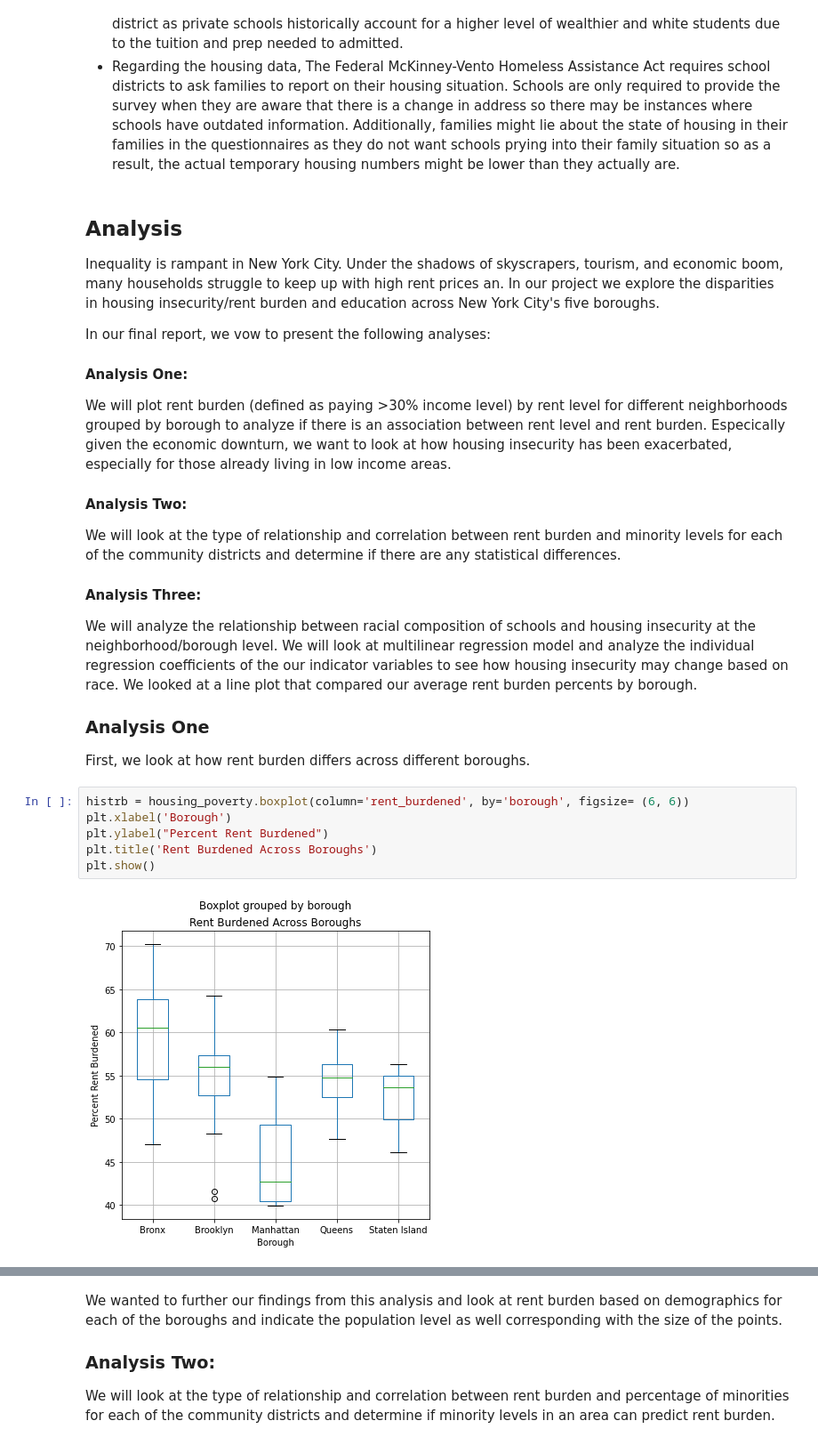
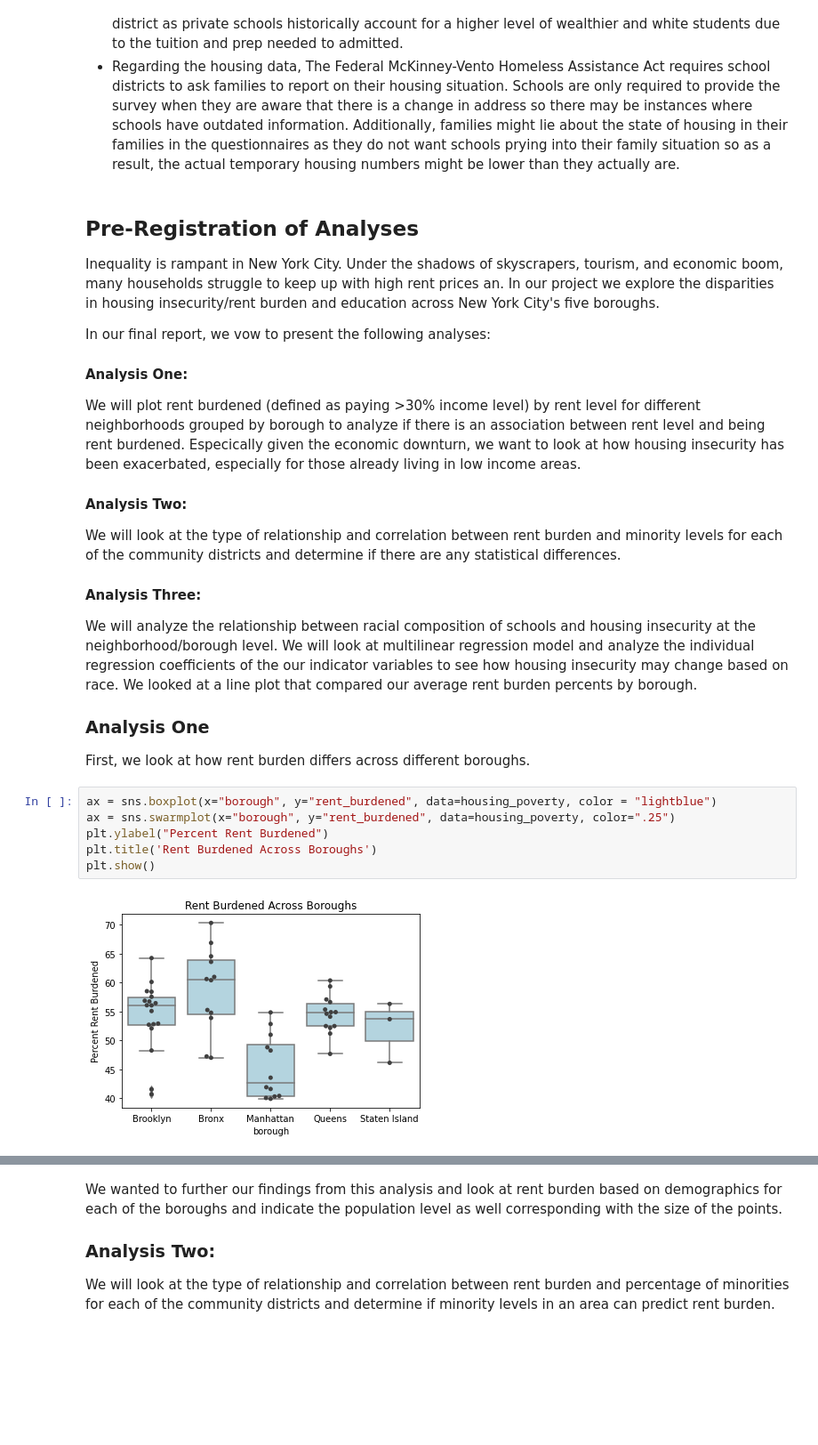
Before and after one commit to cailtyn-caj96/info-2950, a Jupyter notebook: finalproject.ipynb, the cells around one changed output, grey strips where cells are left out. Shown at 89% size. Saved outputs shown, nothing was run; the diff lists cells and outputs as text; blank space fills up the shorter version.

```diff
--- a/finalproject.ipynb
+++ b/finalproject.ipynb
@@ -671,14 +672,14 @@ final_ds.head()
 * One significant limitation within the dataset is that only public schools are accounted for (tne school data accounts for charter schools while the housing data does not). The absense of private schools in the dataset results in inflated poverty, racial minority percentages, and housing data for each district as private schools historically account for a higher level of wealthier and white students due to the tuition and prep needed to admitted.
 * Regarding the housing data, The Federal McKinney-Vento Homeless Assistance Act requires school districts to ask families to report on their housing situation. Schools are only required to provide the survey when they are aware that there is a change in address so there may be instances where schools have outdated information. Additionally, families might lie about the state of housing in their families in the questionnaires as they do not want schools prying into their family situation so as a result, the actual temporary housing numbers might be lower than they actually are.
 # %% [markdown]
-## **Analysis**
+## **Pre-Registration of Analyses**
 
 Inequality is rampant in New York City. Under the shadows of skyscrapers, tourism, and economic boom, many households struggle to keep up with high rent prices an. In our project we explore the disparities in housing insecurity/rent burden and education across New York City's five boroughs.
 
 In our final report, we vow to present the following analyses:
 
 #### Analysis One:
-We will plot rent burden (defined as paying >30% income level) by rent level for different neighborhoods grouped by borough to analyze if there is an association between rent level and rent burden. Especically given the economic downturn, we want to look at how housing insecurity has been exacerbated, especially for those already living in low income areas.
+We will plot rent burdened (defined as paying >30% income level) by rent level for different neighborhoods grouped by borough to analyze if there is an association between rent level and being rent burdened. Especically given the economic downturn, we want to look at how housing insecurity has been exacerbated, especially for those already living in low income areas.
 
 
 #### Analysis Two:
@@ -693,13 +694,13 @@ We looked at a line plot that compared our average rent burden percents by borou
 ### **Analysis One**
 First, we look at how rent burden differs across different boroughs.
 # %%
-histrb = housing_poverty.boxplot(column='rent_burdened', by='borough', figsize= (6, 6))
-plt.xlabel('Borough')
+ax = sns.boxplot(x="borough", y="rent_burdened", data=housing_poverty, color = "lightblue")
+ax = sns.swarmplot(x="borough", y="rent_burdened", data=housing_poverty, color=".25")
 plt.ylabel("Percent Rent Burdened")
 plt.title('Rent Burdened Across Boroughs')
 plt.show()
 # %% [output]
-[figure, old version]
+[figure, new version]
 # %% [markdown]
 
 In this cleaned dataset, we see the median percent of households that are under each division of rent burden by each borough in New York City. Across all boroughs, residents spend a very large amount of their income on rent.
```
Also changed, not shown: parts of 17 cells of this notebook.
